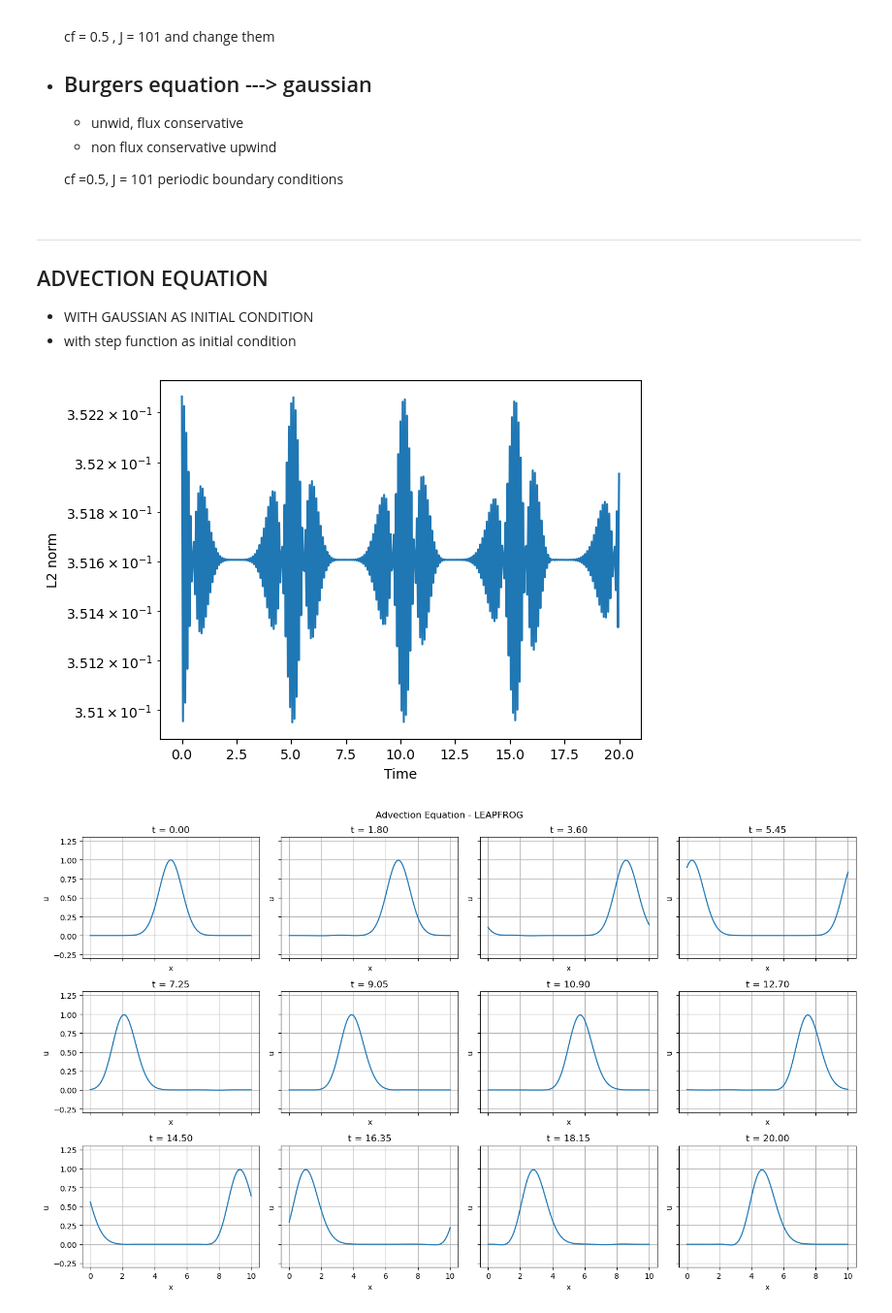
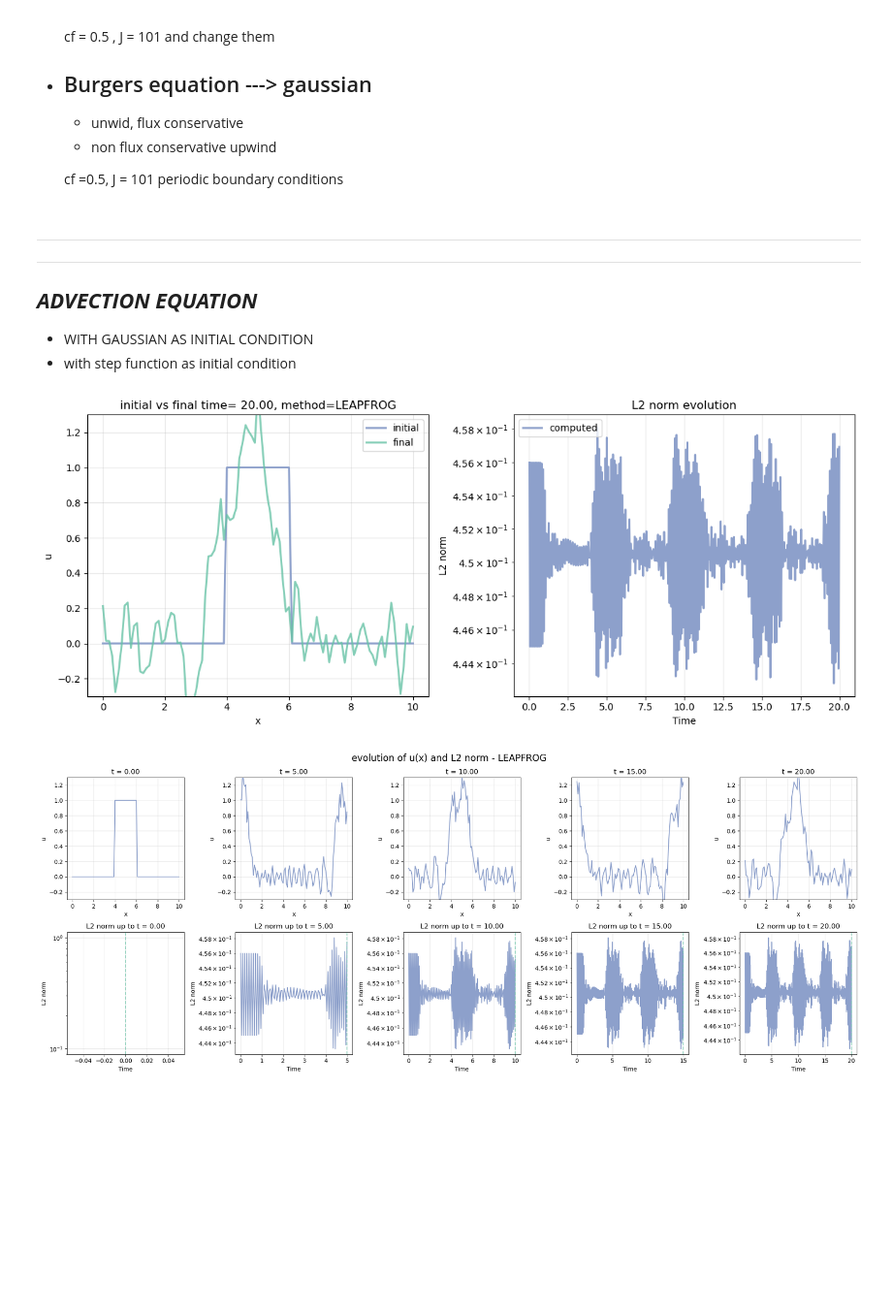
Before and after one commit to malvibellotti/numerical_rel, a Jupyter notebook: Homework_1.ipynb, the cells around one changed output. Shown at 97% size. Cells and saved outputs as stored; diff of their text form; code cells hidden in the pictures; blank space fills up the shorter version.

```diff
--- a/Homework_1.ipynb
+++ b/Homework_1.ipynb
@@ -23,8 +23,9 @@
     periodic boundary conditions
 # %% [markdown]
 ----------
+-----------
 
-## ADVECTION EQUATION
+## ***ADVECTION EQUATION***
 - WITH GAUSSIAN AS INITIAL CONDITION
 - with step function as initial condition
 # %%
@@ -44,37 +45,27 @@ import matplotlib.pyplot as plt
     #       np.roll(u_current,  1) is equivalent to u(j-1)
     # using np.roll is equivalent to use periodic boundary conditions
 # %%
-def FTCS (u_current, a, dt, dx, boundary_condition='periodic'):
-        if boundary_condition == 'periodic':
-            u_next = u_current - a*dt/(2*dx)*(np.roll(u_current, -1) - np.roll(u_current, 1))  #if I'm not using python I need to wrtie the boundary cond...
-        elif boundary_condition == 'outflow':
-
-        return u_next
-
+def FTCS(u_current, a, dt, dx, boundary_condition='periodic'):
+    if boundary_condition == 'periodic':
+        u_next = u_current - a*dt/(2*dx)*(np.roll(u_current, -1) - np.roll(u_current, 1))
+    return u_next
 
 def LAX_FRIEDRICHS(u_current, a, dt, dx):
-
-    u_next = 1/2 * (np.roll(u_current, 1) + np.roll(u_current, -1)) - a*dt/(2*dx)*(np.roll(u_current, -1) - np.roll(u_current, 1))  #if I'm not using python I need to wrtie the boundary cond...
+    u_next = 1/2 * (np.roll(u_current, 1) + np.roll(u_current, -1)) - a*dt/(2*dx)*(np.roll(u_current, -1) - np.roll(u_current, 1))
     return u_next
 
-
 def LAX_WENDROFF(u_current, a, dt, dx):
-
-    u_next = u_current - a*dt/(2*dx)*(np.roll(u_current, -1) - np.roll(u_current, 1))+ a**2*dt**2/(2*dx**2)*(np.roll(u_current, -1) - 2 *u_current + np.roll(u_current, 1))  #if I'm not using python I need to wrtie the boundary cond...
+    u_next = u_current - a*dt/(2*dx)*(np.roll(u_current, -1) - np.roll(u_current, 1))+ a**2*dt**2/(2*dx**2)*(np.roll(u_current, -1) - 2 *u_current + np.roll(u_current, 1))
     return u_next
 
-
 def LEAPFROG(u_current, u_previous, a, dt, dx, first_step=False):
-
-    if first_step ==True:
-        # If this is the first step, we need to use a different formula
-        u_next = 1/2 * (np.roll(u_current, 1) + np.roll(u_current, -1)) - a*dt/(2*dx)*(np.roll(u_current, -1) - np.roll(u_current, 1))  #if I'm not using python I need to wrtie the boundary cond...
+    if first_step == True:
+        u_next = 1/2 * (np.roll(u_current, 1) + np.roll(u_current, -1)) - a*dt/(2*dx)*(np.roll(u_current, -1) - np.roll(u_current, 1))
     else:
-        u_next = (u_previous) - a*dt/(dx)*(np.roll(u_current, -1) - np.roll(u_current, 1))  #if I'm not using python I need to wrtie the boundary cond...
-
+        u_next = (u_previous) - a*dt/(dx)*(np.roll(u_current, -1) - np.roll(u_current, 1))
     return u_next
 
-def L2_norm (u_current):
+def L2_norm(u_current):
     return np.sqrt(np.sum(u_current**2)/len(u_current))
 # %%
 import numpy as np
@@ -191,5 +245,5 @@ def advection_equation(L=10.0, nx=101, cf=0.5, a=1.0, t_final=20, x0=5,
 # %%
-x, u_final, time, l2norm = advection_equation(L=10.0, nx=101, cf=0.5, a=1.0, t_final=20, x0=5, u_initial='gaussian', method='LEAPFROG', plots=True, movie=True)
+x, u_final, time, l2norm = advection_equation(L=10.0, nx=101, cf=0.5, a=1.0, t_final=20, x0=5, u_initial='step', method='LEAPFROG', plots=True, movie=False, compare_with_saved_data=False)
 # %% [output]
-[figure, old version]
+[figure, new version]
-[figure, old version]
+[figure, new version]
```
Also changed, not shown: parts of 34 cells of this notebook, 41 other files.
